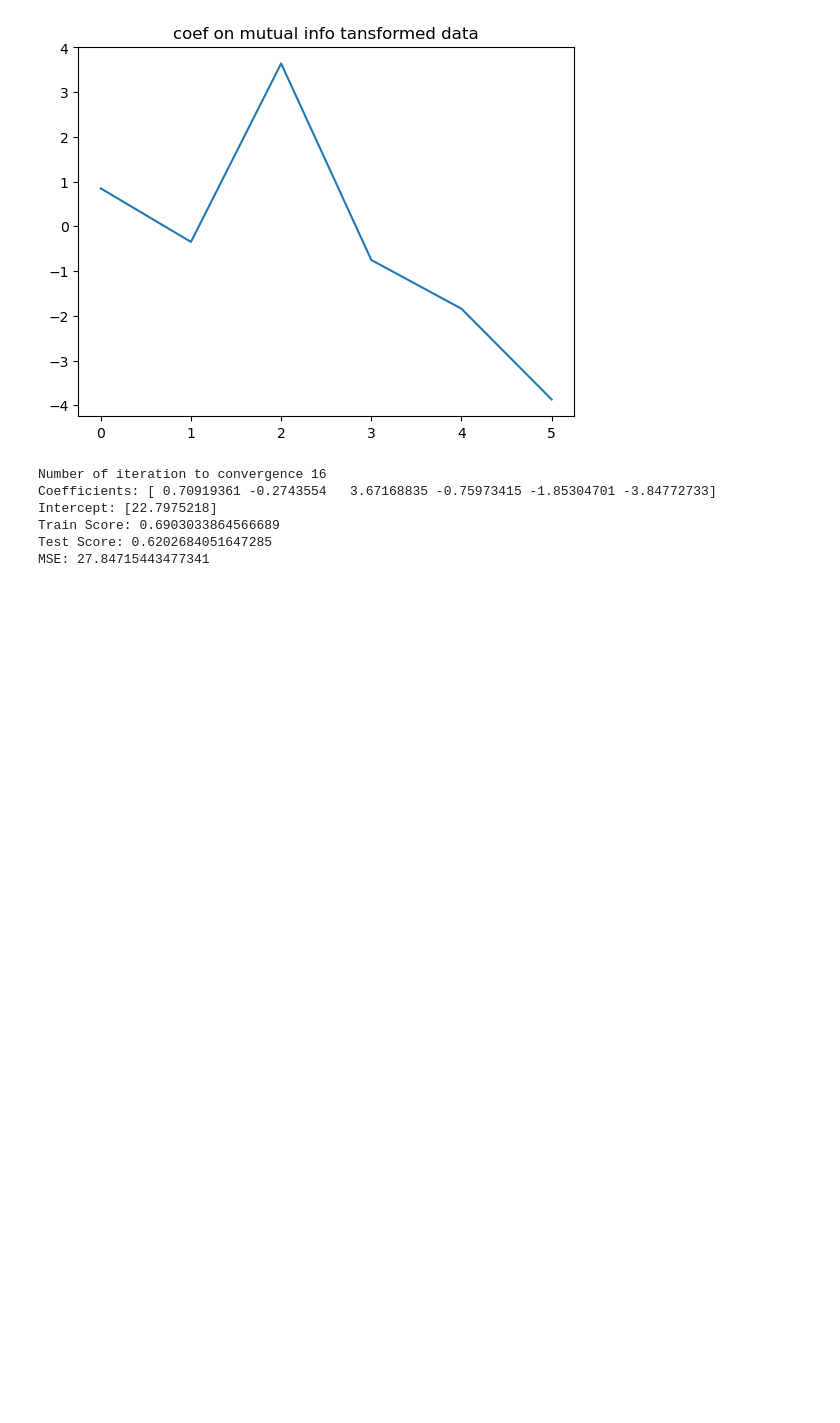
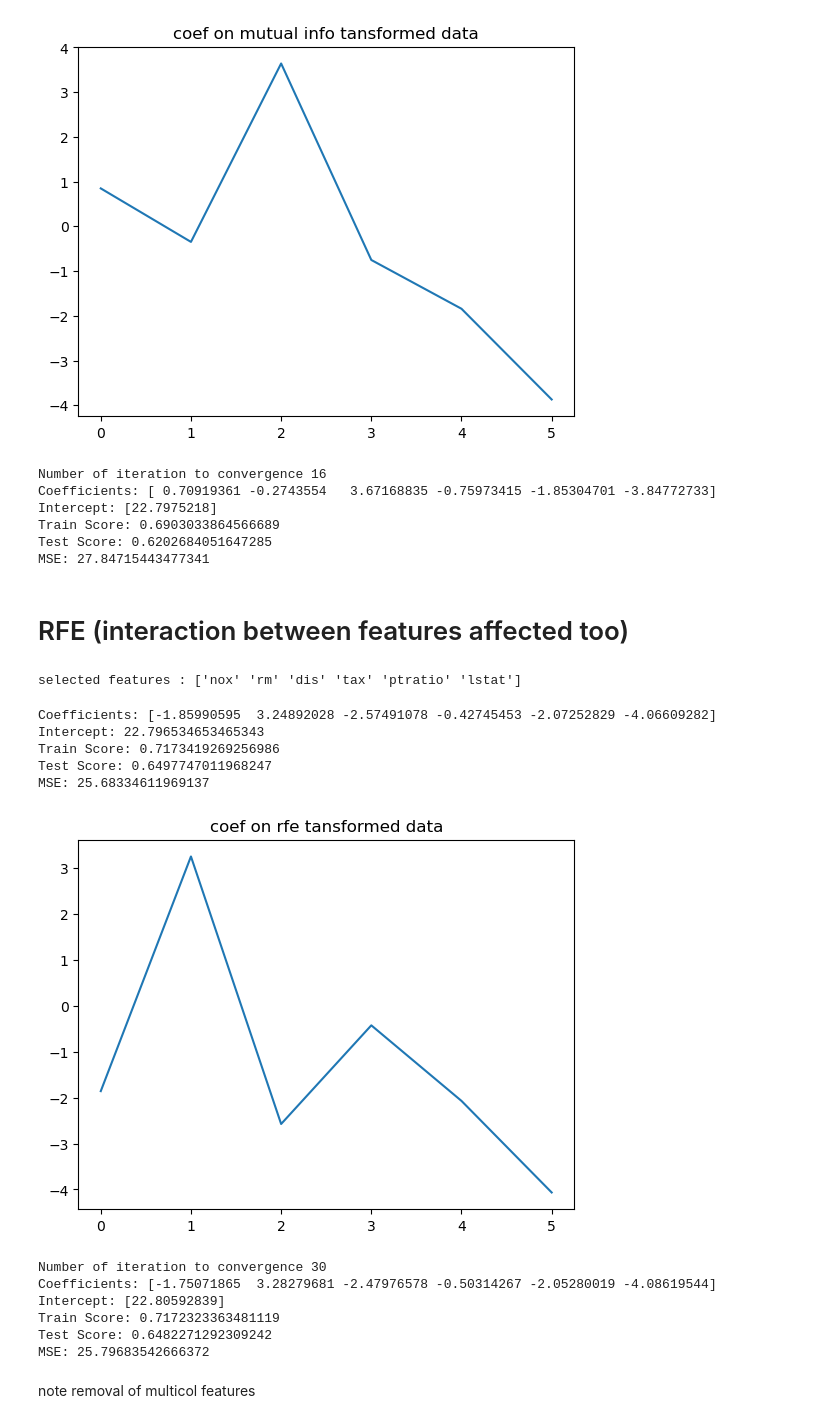
Before and after one commit to aliasghar892/datamining_featureExtraction, a Jupyter notebook: regression.ipynb, the cells around one changed output. Cells and saved outputs as stored; diff of their text form; code cells hidden in the pictures; blank space fills up the shorter version.

```diff
--- a/regression.ipynb
+++ b/regression.ipynb
@@ -121,15 +121,13 @@ X_test shape: (102, 13)
 # %% [markdown]
 # train on normal model
 # %%
-losses_main_data = []
-for iters in hp["iters"]:
-    print(f"max iteration is {iters}")
-    sgd_reg = SGDRegressor(max_iter=iters, tol=None, penalty=None, random_state=42) # tol means stop after loss is not getting better more than tol
-    sgd_reg.fit(X_train, y_train)
+sgd_reg = SGDRegressor(max_iter=1000, tol=1e-4, penalty=None, random_state=42) # tol means stop after loss is not getting better more than tol
+sgd_reg.fit(X_train, y_train)
 
-    print("Coefficients:", sgd_reg.coef_)
-    print("Intercept:", sgd_reg.intercept_)
-    print("Train Score:", sgd_reg.score(X_train, y_train))
-    print("Test Score:", sgd_reg.score(X_test, y_test))
-    print("MSE:", mean_squared_error(y_test,sgd_reg.predict(X_test)))
+print("Iterations:", sgd_reg.n_iter_)
+print("Coefficients:", sgd_reg.coef_)
+print("Intercept:", sgd_reg.intercept_)
+print("Train Score:", sgd_reg.score(X_train, y_train))
+print("Test Score:", sgd_reg.score(X_test, y_test))
+print("MSE:", mean_squared_error(y_test,sgd_reg.predict(X_test)))
 # %% [output]
@@ -453,3 +443,52 @@ Intercept: [22.7975218]
 Train Score: 0.6903033864566689
 Test Score: 0.6202684051647285
 MSE: 27.84715443477341
+# %% [markdown]
+# RFE (interaction between features affected too)
+# %%
+model = LinearRegression()
+
+rfe = RFE(estimator=model, n_features_to_select=int(X_train.shape[1]/2))
+
+X_train_rfe = rfe.fit_transform(X_train_scaled, y_train)
+X_test_rfe = rfe.transform(X_test_scaled)
+print(f"selected features : {col_names[rfe.support_]}")
+# %% [output]
+selected features : ['nox' 'rm' 'dis' 'tax' 'ptratio' 'lstat']
+# %%
+lin_reg = LinearRegression()
+lin_reg.fit(X_train_rfe, y_train)
+
+print("Coefficients:", lin_reg.coef_)
+print("Intercept:", lin_reg.intercept_)
+print("Train Score:", lin_reg.score(X_train_rfe, y_train))
+print("Test Score:", lin_reg.score(X_test_rfe, y_test))
+print("MSE:", mean_squared_error(y_test,lin_reg.predict(X_test_rfe)))
+plt.plot(lin_reg.coef_)
+plt.title("coef on rfe tansformed data")
+plt.show()
+# %% [output]
+Coefficients: [-1.85990595  3.24892028 -2.57491078 -0.42745453 -2.07252829 -4.06609282]
+Intercept: 22.796534653465343
+Train Score: 0.7173419269256986
+Test Score: 0.6497747011968247
+MSE: 25.68334611969137
+[figure, added]
+# %%
+sgd_reg = SGDRegressor(max_iter=1000, tol=1e-4, penalty=None, random_state=42) # tol means stop after loss is not getting better more than tol
+sgd_reg.fit(X_train_rfe, y_train)
+print("Number of iteration to convergence",sgd_reg.n_iter_)
+print("Coefficients:", sgd_reg.coef_)
+print("Intercept:", sgd_reg.intercept_)
+print("Train Score:", sgd_reg.score(X_train_rfe, y_train))
+print("Test Score:", sgd_reg.score(X_test_rfe, y_test))
+print("MSE:", mean_squared_error(y_test,sgd_reg.predict(X_test_rfe)))
+# %% [output]
+Number of iteration to convergence 30
+Coefficients: [-1.75071865  3.28279681 -2.47976578 -0.50314267 -2.05280019 -4.08619544]
+Intercept: [22.80592839]
+Train Score: 0.7172323363481119
+Test Score: 0.6482271292309242
+MSE: 25.79683542666372
+# %% [markdown]
+note removal of multicol features
```
Also changed, not shown: parts of 1 cell of this notebook, 3 other files.
